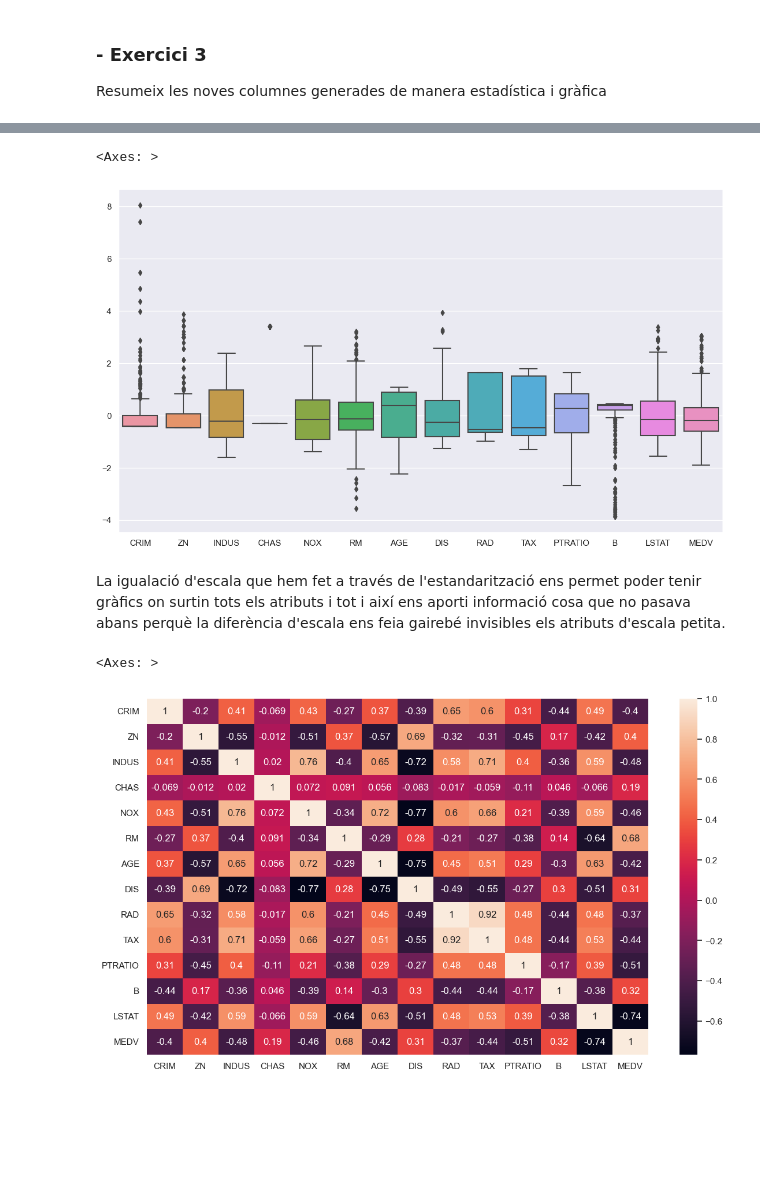
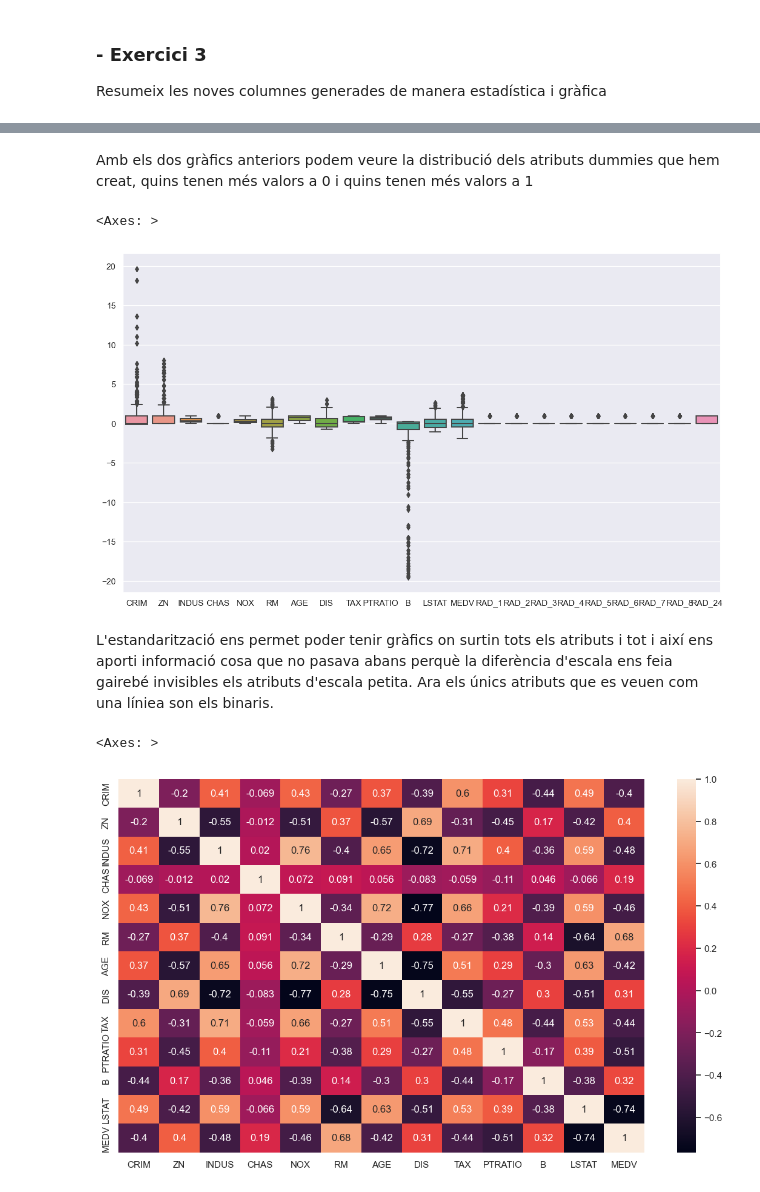
Before and after one commit to maribelseara/SkLearn_Train_Test, a Jupyter notebook: sklear_train_test.ipynb, the cells around one changed output, grey strips where cells are left out. Saved outputs shown, nothing was run; the diff lists cells and outputs as text; code cells hidden in the pictures; blank space fills up the shorter version.

```diff
--- a/sklear_train_test.ipynb
+++ b/sklear_train_test.ipynb
@@ -274,0 +321,2 @@ Aplica algun procés de transformació (estandarditzar les dades numèriques, cr
+# %%
+train_df=pd.get_dummies(train_df, columns=['RAD'])
@@ -307,0 +392,8 @@ train_estandaritzat_df.columns=columnes
+# %%
+atributs_amb_outliers=['CRIM', 'ZN', 'RM', 'DIS', 'B', 'LSTAT', 'MEDV']
+atributs_sense_outliers=['INDUS', 'NOX', 'AGE', 'TAX', 'PTRATIO']
+# %%
+
+train_estandaritzat_df=train_df.copy()
+train_estandaritzat_df[atributs_amb_outliers]=RobustScaler().fit_transform(train_estandaritzat_df[atributs_amb_outliers])
+train_estandaritzat_df[atributs_sense_outliers]=MinMaxScaler().fit_transform(train_estandaritzat_df[atributs_sense_outliers])
@@ -413,0 +588,3 @@ Aquí ens on podem notar més diferència en el resultat de l'estandarització,
+# %%
+sns.set(rc={'figure.figsize':(14,8)})
+sns.kdeplot(train_estandaritzat_df[columnes_dummies])
@@ -414,14 +594,16 @@ Aquí ens on podem notar més diferència en el resultat de l'estandarització,
+# %% [markdown]
+Amb els dos gràfics anteriors podem veure la distribució dels atributs dummies que hem creat, quins tenen més valors a 0 i quins tenen més valors a 1
 # %%
 sns.boxplot(train_estandaritzat_df)
 # %% [output]
 <Axes: >
-[figure, old version]
+[figure, new version]
 # %% [markdown]
-La igualació d'escala que hem fet a través de l'estandarització ens permet poder tenir gràfics on surtin tots els atributs i tot i així ens aporti informació cosa que no pasava abans perquè la diferència d'escala ens feia gairebé invisibles els atributs d'escala petita.
+L'estandarització ens permet poder tenir gràfics on surtin tots els atributs i tot i així ens aporti informació cosa que no pasava abans perquè la diferència d'escala ens feia gairebé invisibles els atributs d'escala petita. Ara els únics atributs que es veuen com una líniea son els binaris.
 # %%
-sns.heatmap(train_estandaritzat_df.corr(), annot=True)
+sns.heatmap(train_estandaritzat_df[['CRIM', 'ZN', 'INDUS', 'CHAS', 'NOX','RM', 'AGE', 'DIS', 'TAX','PTRATIO','B','LSTAT','MEDV']].corr(), annot=True)
 # %% [output]
 <Axes: >
-[figure, old version]
+[figure, new version]
 # %% [markdown]
 Com podem comprovar el procés d'estandarització no ha afectat a la correlació entre les variables, això es molt important per al treball futur amb les dades.
```
Also changed, not shown: parts of 53 cells of this notebook.
